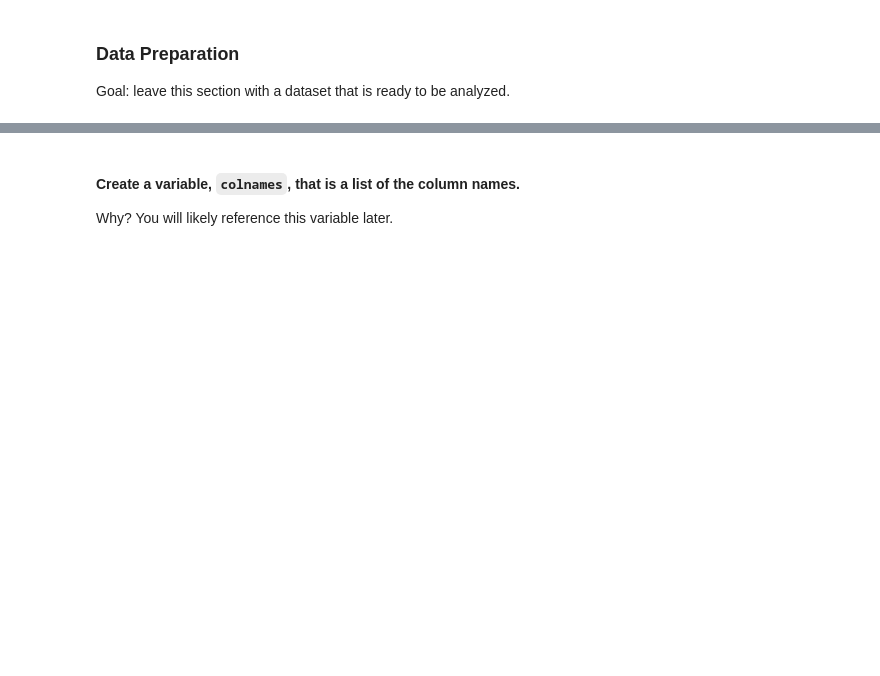
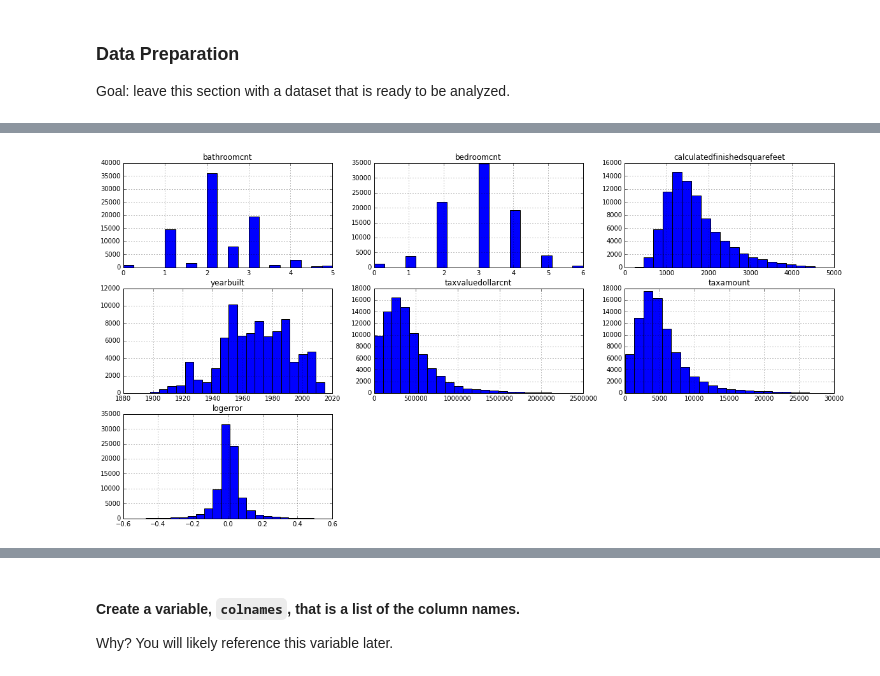
Before and after one commit to HackneyChad/Codeup_DS_projects, a Jupyter notebook: Regression_Project.ipynb, the cells around one changed output, grey strips where cells are left out. Cells and saved outputs as stored; diff of their text form; code cells hidden in the pictures; blank space fills up the shorter version.

Commit message:
mid day Friday, starting Data Exploration phase

```diff
--- a/Regression_Project.ipynb
+++ b/Regression_Project.ipynb
@@ -101,5 +129,8 @@ df_a = pd.DataFrame(df_properties_dump, columns = [
       'taxvaluedollarcnt',
       'taxamount'])
 # %%
-df_b = pd.DataFrame(df_prediction_dump, columns = ['parcelid', 'logerror'])
+# creating data from from the predictions.csv load:
+df_b = pd.DataFrame(df_prediction_dump, columns = [
+      'parcelid',
+      'logerror'])
 # %%
@@ -159,8 +198,0 @@ sns.heatmap(df_join.corr(), cmap='Blues', annot=True)
-# %%
-plt.figure(figsize=(20,10))
-for i, col in enumerate(['bathroomcnt', 'bedroomcnt','calculatedfinishedsquarefeet', 'logerror', 'roomcnt']):
-    plot_number = i + 1
-    series = df_join[col]
-    plt.subplot(2, 3, plot_number)
-    plt.title(col)
-    series.hist(bins=50, density=False, cumulative=False, log=False)
@@ -194,8 +198,0 @@ sns.heatmap(df_fixed.corr(), cmap='Blues', annot=True)
-# %%
-plt.figure(figsize=(20,10))
-for i, col in enumerate(['bathroomcnt', 'bedroomcnt','calculatedfinishedsquarefeet', 'logerror', 'roomcnt']):
-    plot_number = i + 1
-    series = df_fixed[col]
-    plt.subplot(2, 3, plot_number)
-    plt.title(col)
-    series.hist(bins=50, density=False, cumulative=False, log=False)
@@ -269,0 +237,18 @@ Goal: leave this section with a dataset that is ready to be analyzed.
+# %%
+# histograms of all variables in dataframe, minus room count and region id zip:
+
+plt.figure(figsize=(20,10))
+for i, col in enumerate(['bathroomcnt',
+      'bedroomcnt',
+      'calculatedfinishedsquarefeet',
+      'yearbuilt',
+      'taxvaluedollarcnt',
+      'taxamount',
+      'logerror']):
+    plot_number = i + 1
+    series = df_fixed[col]
+    plt.subplot(3, 3, plot_number)
+    plt.title(col)
+    series.hist(bins=20, density=False, cumulative=False, log=False)
+# %% [output]
+[figure, added]
```
Also changed, not shown: parts of 42 cells of this notebook.
